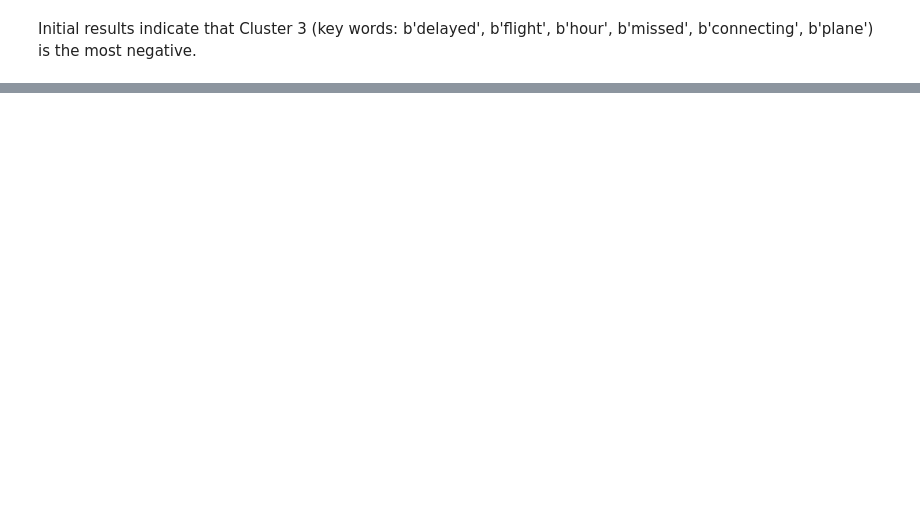
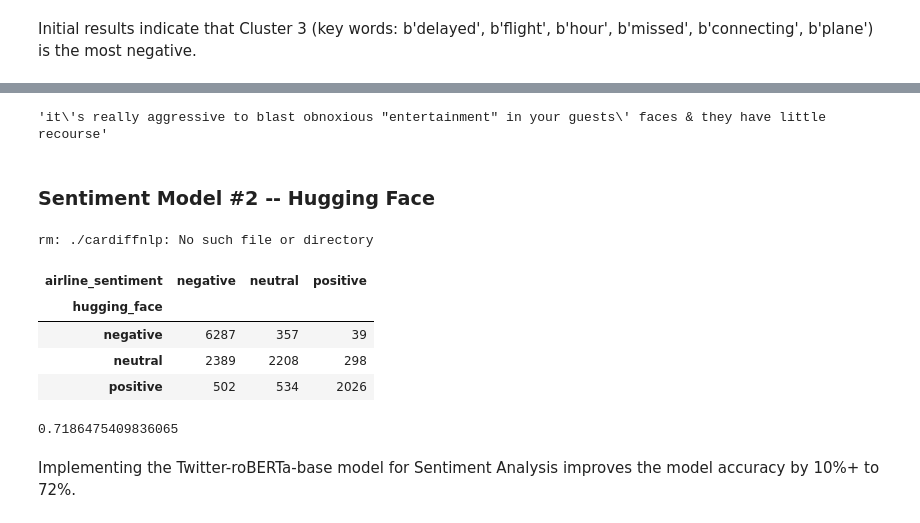
Before and after one commit to BUAD625-Team4-2021/sentiment-analysis, a Jupyter notebook: pipeline.ipynb, the cells around one changed output, grey strips where cells are left out. Cells and saved outputs as stored; diff of their text form; code cells hidden in the pictures; blank space fills up the shorter version.

```diff
--- a/pipeline.ipynb
+++ b/pipeline.ipynb
@@ -421,0 +432,6 @@ Initial results indicate that Cluster 3 (key words: b'delayed', b'flight', b'hou
+# %%
+tweets['Tweet'][3]
+# %% [output]
+'it\'s really aggressive to blast obnoxious "entertainment" in your guests\' faces & they have little recourse'
+# %% [markdown]
+### Sentiment Model #2 -- Hugging Face
@@ -421,0 +457,4 @@ Initial results indicate that Cluster 3 (key words: b'delayed', b'flight', b'hou
+# %%
+rm -r ./cardiffnlp
+# %% [output]
+rm: ./cardiffnlp: No such file or directory
@@ -421,0 +478,38 @@ Initial results indicate that Cluster 3 (key words: b'delayed', b'flight', b'hou
+# %%
+# PT
+model = AutoModelForSequenceClassification.from_pretrained(MODEL)
+model.save_pretrained(MODEL)
+tokenizer.save_pretrained(MODEL)
+# %%
+final_scores = []
+
+for tweet in tweets['Tweet']:
+
+    text = tweet
+    text = preprocess(text)
+    encoded_input = tokenizer(text, return_tensors='pt')
+    output = model(**encoded_input)
+    scores = output[0][0].detach().numpy()
+    scores = softmax(scores)
+
+    # # TF
+    # model = TFAutoModelForSequenceClassification.from_pretrained(MODEL)
+    # model.save_pretrained(MODEL)
+
+    # text = "Good night 😊"
+    # encoded_input = tokenizer(text, return_tensors='tf')
+    # output = model(encoded_input)
+    # scores = output[0][0].numpy()
+    # scores = softmax(scores)
+
+    ranking = np.argsort(scores)
+    ranking = ranking[::-1]
+    for i in range(scores.shape[0]):
+        l = labels[ranking[i]]
+        s = scores[ranking[i]]
+        #print(f"{i+1}) {l} {np.round(float(s), 4)}")
+
+    final_score = labels[ranking[0]]
+    final_scores.append(final_score)
+# %%
+tweets['hugging_face'] = final_scores
@@ -421,0 +518,17 @@ Initial results indicate that Cluster 3 (key words: b'delayed', b'flight', b'hou
+# %%
+pd.crosstab(tweets.hugging_face, tweets.airline_sentiment)
+# %% [output]
+| airline_sentiment | negative | neutral | positive |
+| hugging_face |  |  |  |
+| negative | 6287 | 357 | 39 |
+| neutral | 2389 | 2208 | 298 |
+| positive | 502 | 534 | 2026 |
+# %%
+# percent match between assigned and derived sentiment
+tweets['match_hf'] = (tweets['hugging_face']==tweets['airline_sentiment']).astype(int)
+tweets[['airline_sentiment','hugging_face','match_hf']]
+tweets['match_hf'].mean()
+# %% [output]
+0.7186475409836065
+# %% [markdown]
+Implementing the Twitter-roBERTa-base model for Sentiment Analysis improves the model accuracy by 10%+ to 72%.
```
Also changed, not shown: parts of 13 cells of this notebook, 1 other file.
